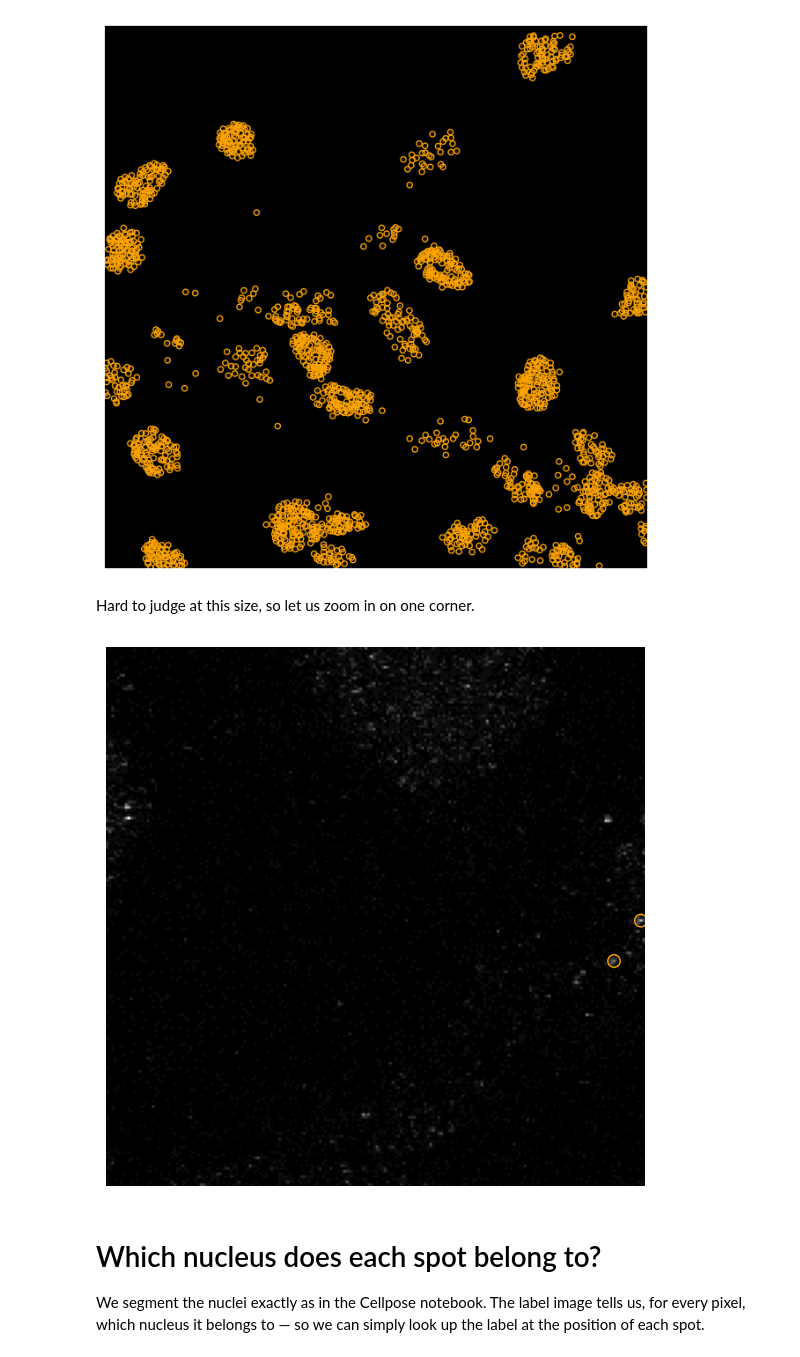
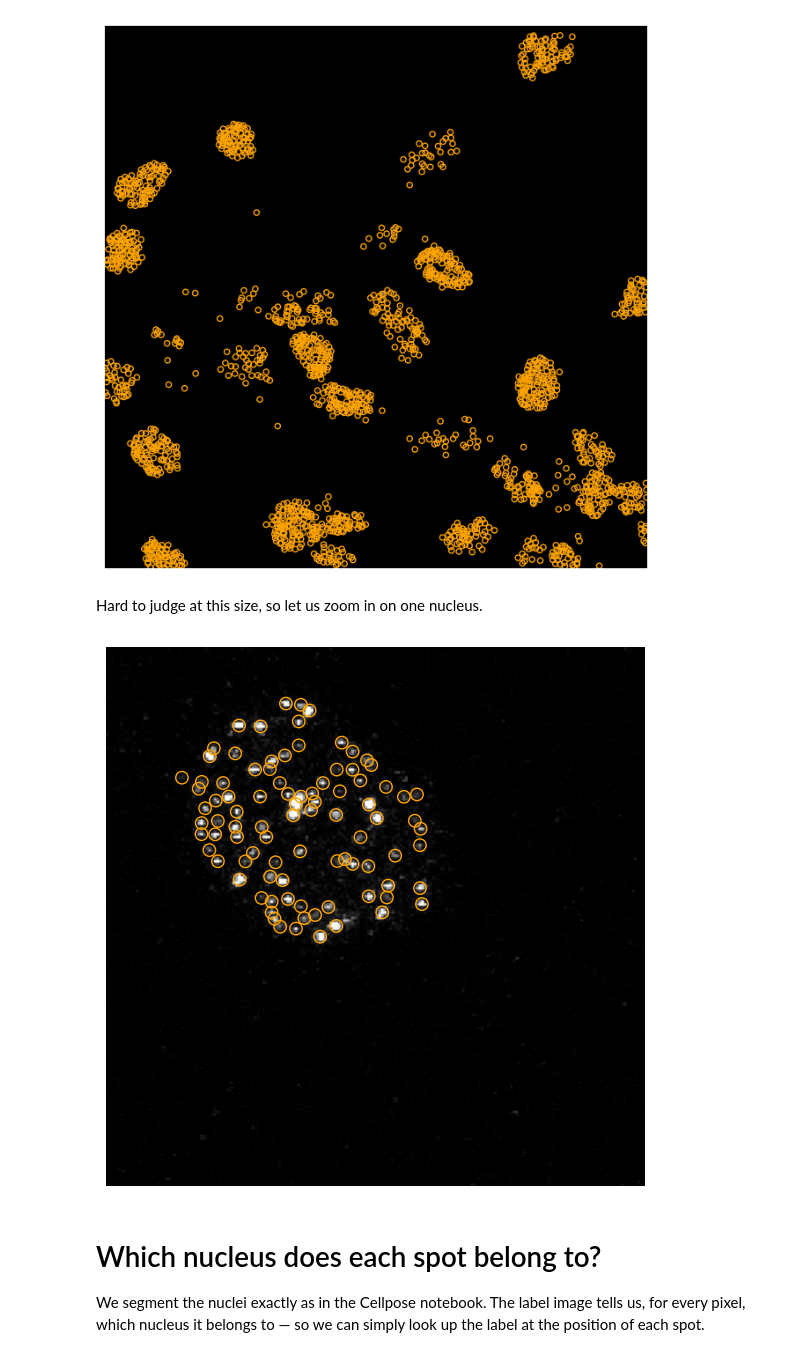
Before and after one commit to NL-BioImaging/NL-BioImageAnalysis-course2026, a Jupyter notebook: day_2/deep_learning/spotiflow.ipynb, the cells around one changed output. Drawn from its saved outputs; the diff is of its cells as text; code cells hidden in the pictures.

```diff
--- a/day_2/deep_learning/spotiflow.ipynb
+++ b/day_2/deep_learning/spotiflow.ipynb
@@ -61,23 +129,24 @@ _ = plt.scatter(points[:, 1], points[:, 0], s=20, facecolors="none", edgecolors=
 _ = plt.axis("off")
 # %% [output]
 [figure]
-# %% [markdown]
-Hard to judge at this size, so let us zoom in on one corner.
-# %%
-# Take a 200 x 200 pixel crop
-y0, x0 = 300, 300
-crop = img_foci[y0:y0 + 200, x0:x0 + 200]
-
-# Keep the spots that fall inside the crop
-in_crop = (points[:, 0] > y0) & (points[:, 0] < y0 + 200) & (points[:, 1] > x0) & (points[:, 1] < x0 + 200)
-points_crop = points[in_crop]
-
-_ = plt.figure(figsize=(7, 7))
-_ = plt.imshow(crop, cmap="gray")
-_ = plt.scatter(points_crop[:, 1] - x0, points_crop[:, 0] - y0, s=80, facecolors="none", edgecolors="orange")
-_ = plt.axis("off")
-# %% [output]
-[figure, removed]
+# %% [markdown]
+Hard to judge at this size, so let us zoom in on one nucleus.
+# %%
+# Take a 200 x 200 pixel crop around one nucleus
+y0, x0, size = 740, 20, 200
+crop = img_foci[y0:y0 + size, x0:x0 + size]
+
+# Keep the spots that fall inside the crop
+in_crop = ((points[:, 0] > y0) & (points[:, 0] < y0 + size)
+           & (points[:, 1] > x0) & (points[:, 1] < x0 + size))
+points_crop = points[in_crop]
+
+_ = plt.figure(figsize=(7, 7))
+_ = plt.imshow(crop, cmap="gray", vmax=np.percentile(img_foci, 99.8))
+_ = plt.scatter(points_crop[:, 1] - x0, points_crop[:, 0] - y0, s=80, facecolors="none", edgecolors="orange")
+_ = plt.axis("off")
+# %% [output]
+[figure, added]
 # %% [markdown]
 # Which nucleus does each spot belong to?
 
```
Also changed, not shown: parts of 17 cells of this notebook, 1 other file.
